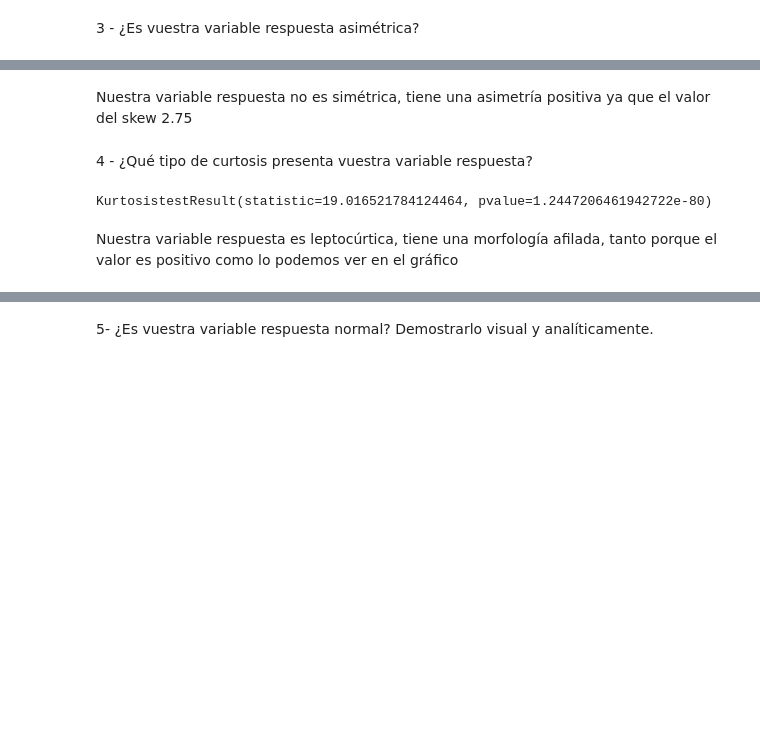
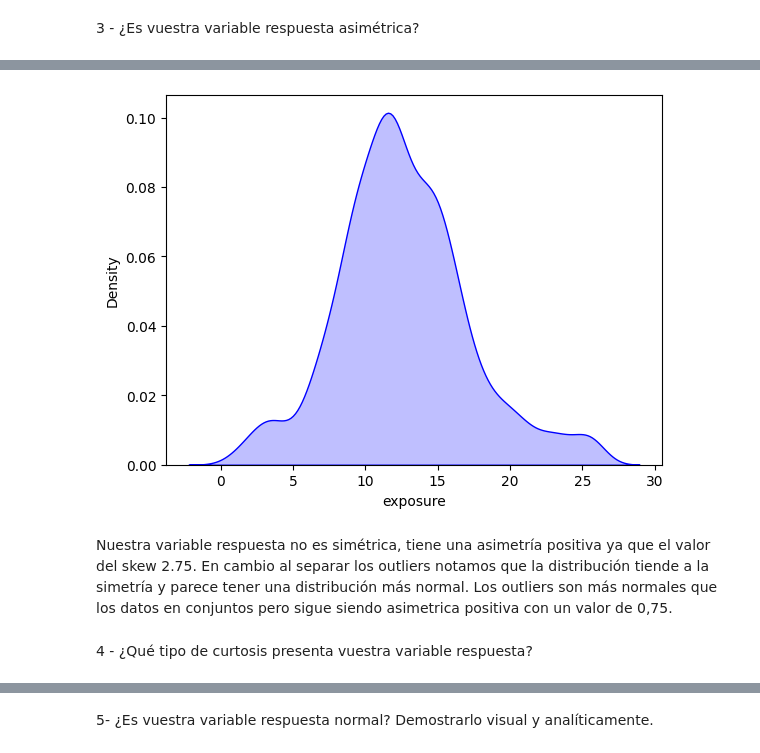
Before and after one commit to VannaLZ/Modulo_3_Sprint_1_VannaPaula, a Jupyter notebook: Regresion Lineal/Lecc2-Test_estadisticos.ipynb, the cells around one changed output, grey strips where cells are left out. Drawn from its saved outputs; the diff is of its cells as text; code cells hidden in the pictures; blank space fills up the shorter version.

```diff
--- a/Regresion Lineal/Lecc2-Test_estadisticos.ipynb
+++ b/Regresion Lineal/Lecc2-Test_estadisticos.ipynb
@@ -28,0 +42,3 @@ df.head()
+# %%
+df_limpio = pd.read_csv("../datos/world_risk_index_sin_outliers.csv", index_col = 0)
+df_limpio.head()
@@ -57,10 +80,14 @@ This will become an error in seaborn v0.14.0; please update your code.
+# %%
+sns.distplot(
+    df_limpio["exposure"],
+    hist = False,
+    color = "blue",
+    kde_kws = {"shade": True, "linewidth": 1});
+# %% [output]
+[figure, added]
 # %% [markdown]
-Nuestra variable respuesta no es simétrica, tiene una asimetría positiva ya que el valor del skew 2.75
+Nuestra variable respuesta no es simétrica, tiene una asimetría positiva ya que el valor del skew 2.75.
+En cambio al separar los outliers notamos que la distribución tiende a la simetría y parece tener una distribución más normal.
+Los outliers son más normales que los datos en conjuntos pero sigue siendo asimetrica positiva con un valor de 0,75.
 # %% [markdown]
 4 - ¿Qué tipo de curtosis presenta vuestra variable respuesta?
-# %%
-kurtosistest(df['exposure'])
-# %% [output]
-KurtosistestResult(statistic=19.016521784124464, pvalue=1.2447206461942722e-80)
-# %% [markdown]
-Nuestra variable respuesta es leptocúrtica, tiene una morfología afilada, tanto porque el valor es positivo como lo podemos ver en el gráfico
```
Also changed, not shown: parts of 18 cells of this notebook, 4 other files.
